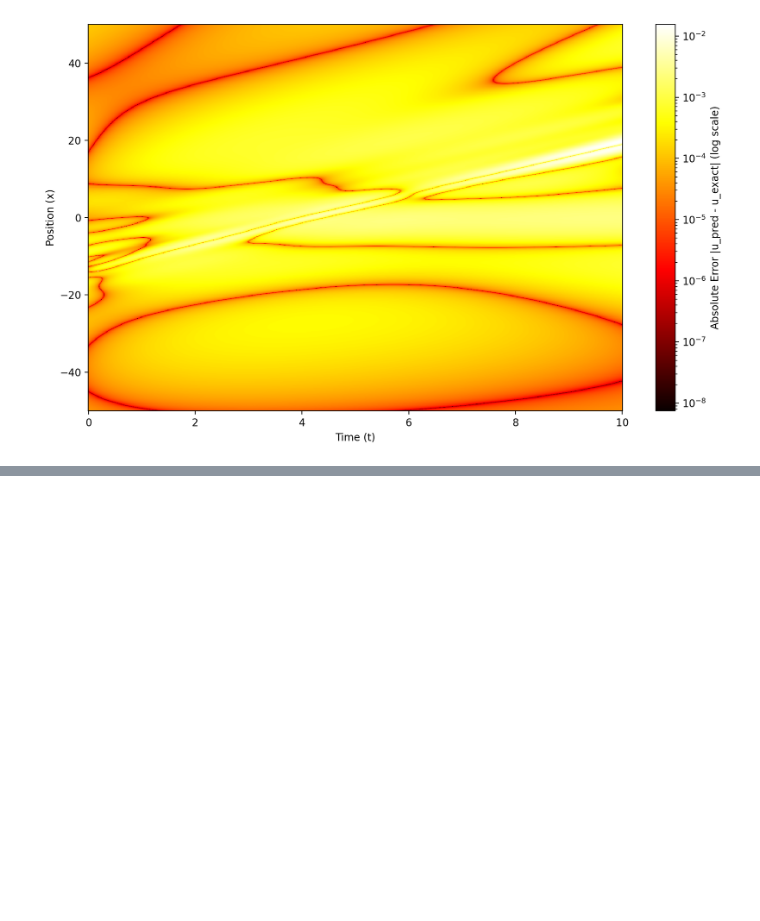
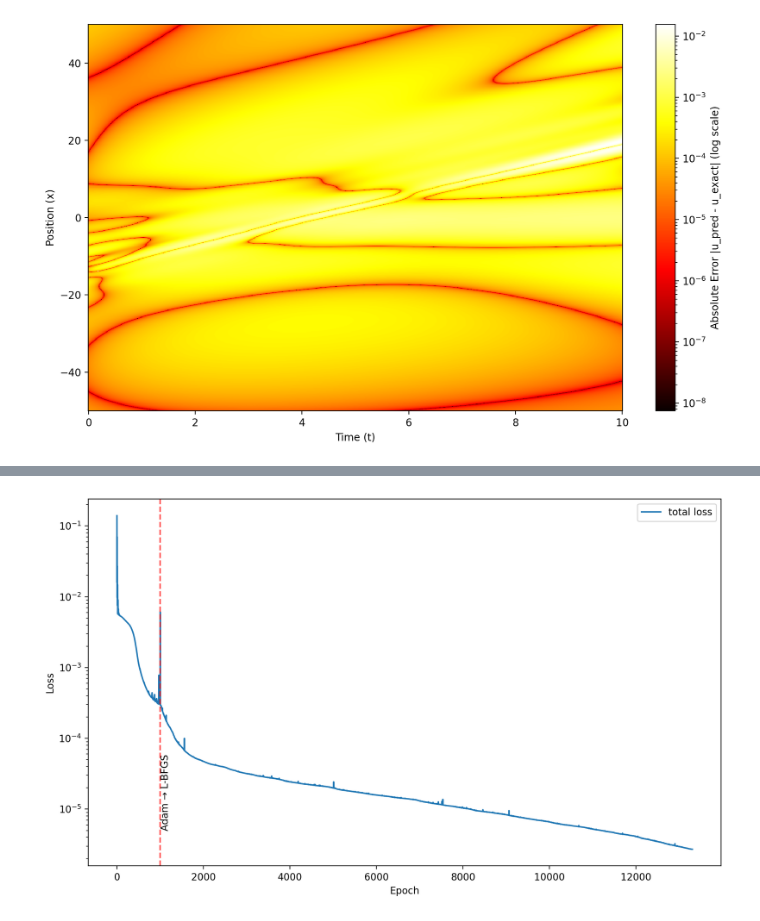
Before and after one commit to karnavr/pinns, a Jupyter notebook: kdv.ipynb, the cells around one changed output, grey strips where cells are left out. Saved outputs shown, nothing was run; the diff lists cells and outputs as text; code cells hidden in the pictures; blank space fills up the shorter version.

Commit message:
solve two soliton case (with linear combination initial condition)

```diff
--- a/kdv.ipynb
+++ b/kdv.ipynb
@@ -71,0 +74,2 @@ Error Metrics Summary:
+# %%
+model2 = KDV(num_solitons=2, seed=1003, n_hidden_layers=6, n_neurons_per_layer=52, activation=nn.Tanh)
@@ -71,0 +84,2 @@ Error Metrics Summary:
+# %%
+losses2 = model2.train()
@@ -71,0 +105,4 @@ Error Metrics Summary:
+# %%
+model2.plot_losses(losses2)
+# %% [output]
+[figure, added]
```
Also changed, not shown: parts of 5 cells of this notebook, 2 other files.
